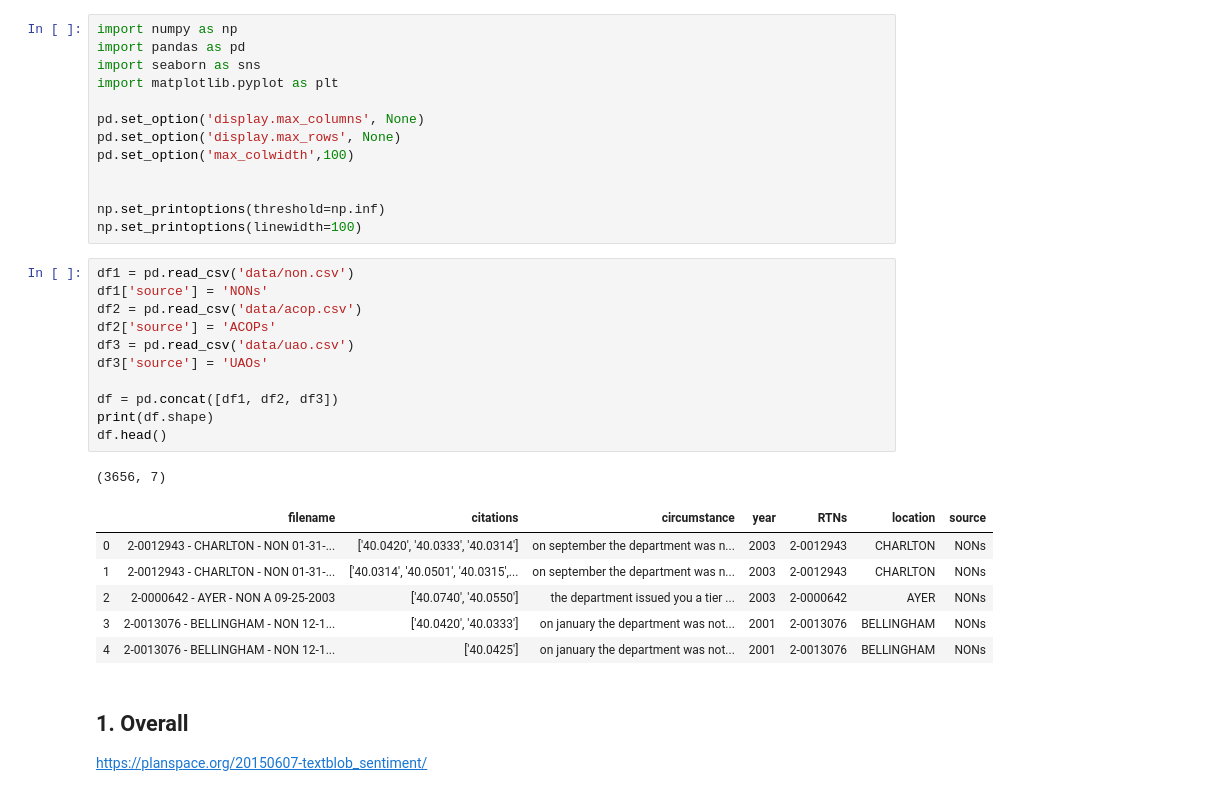
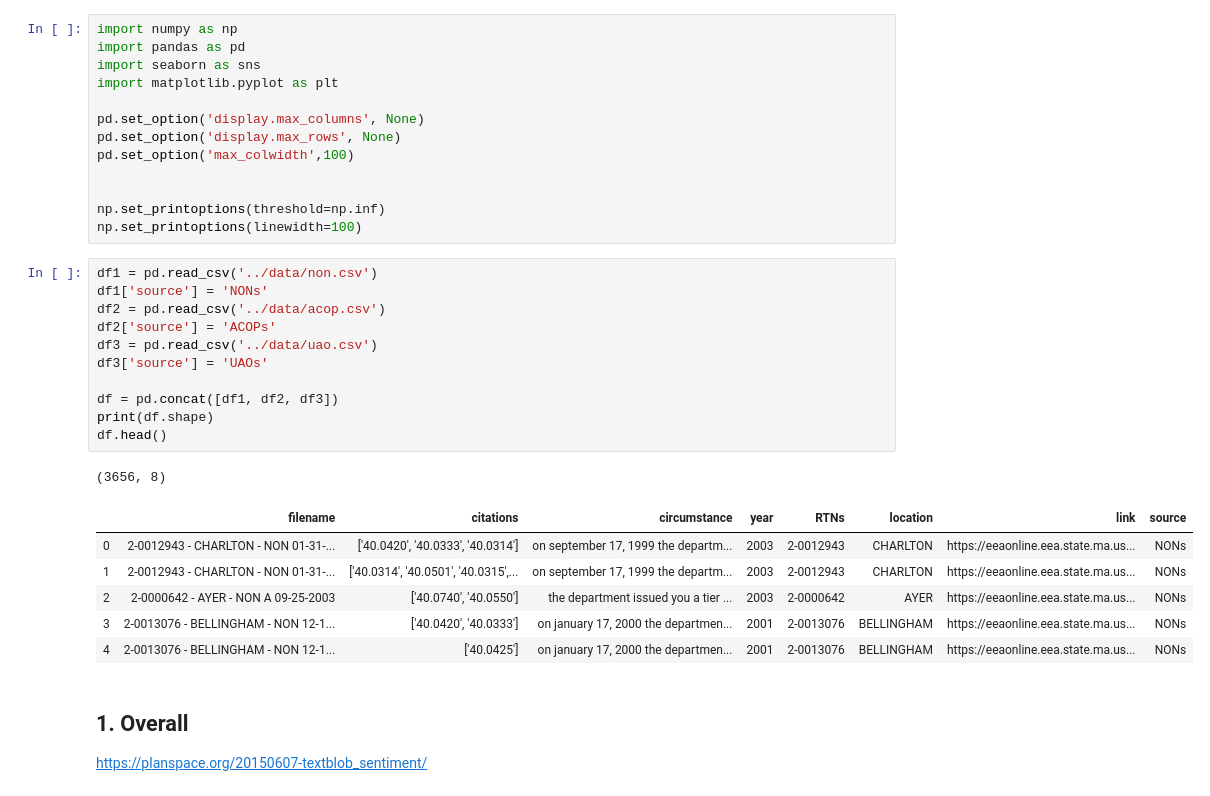
Before and after one commit to ilovemanu/19fall-GQP, a Jupyter notebook: exploratory data analysis/2sentimental_analysis.ipynb, the cells around one changed output. Drawn from its saved outputs; the diff is of its cells as text.

```diff
--- a/exploratory data analysis/2sentimental_analysis.ipynb
+++ b/exploratory data analysis/2sentimental_analysis.ipynb
@@ -12,24 +12,24 @@ pd.set_option('max_colwidth',100)
 np.set_printoptions(threshold=np.inf)
 np.set_printoptions(linewidth=100)
 # %%
-df1 = pd.read_csv('data/non.csv')
+df1 = pd.read_csv('../data/non.csv')
 df1['source'] = 'NONs'
-df2 = pd.read_csv('data/acop.csv')
+df2 = pd.read_csv('../data/acop.csv')
 df2['source'] = 'ACOPs'
-df3 = pd.read_csv('data/uao.csv')
+df3 = pd.read_csv('../data/uao.csv')
 df3['source'] = 'UAOs'
 
 df = pd.concat([df1, df2, df3])
 print(df.shape)
 df.head()
 # %% [output]
-(3656, 7)
+(3656, 8)
-|  | filename | citations | circumstance | year | RTNs | location | source |
-| 0 | 2-0012943 - CHARLTON - NON 01-31-... | ['40.0420', '40.0333', '40.0314'] | on september the department was n... | 2003 | 2-0012943 | CHARLTON | NONs |
-| 1 | 2-0012943 - CHARLTON - NON 01-31-... | ['40.0314', '40.0501', '40.0315',... | on september the department was n... | 2003 | 2-0012943 | CHARLTON | NONs |
-| 2 | 2-0000642 - AYER - NON A 09-25-2003 | ['40.0740', '40.0550'] | the department issued you a tier ... | 2003 | 2-0000642 | AYER | NONs |
-| 3 | 2-0013076 - BELLINGHAM - NON 12-1... | ['40.0420', '40.0333'] | on january the department was not... | 2001 | 2-0013076 | BELLINGHAM | NONs |
-| 4 | 2-0013076 - BELLINGHAM - NON 12-1... | ['40.0425'] | on january the department was not... | 2001 | 2-0013076 | BELLINGHAM | NONs |
+|  | filename | citations | circumstance | year | RTNs | location | link | source |
+| 0 | 2-0012943 - CHARLTON - NON 01-31-... | ['40.0420', '40.0333', '40.0314'] | on september 17, 1999 the departm... | 2003 | 2-0012943 | CHARLTON | https://eeaonline.eea.state.ma.us... | NONs |
+| 1 | 2-0012943 - CHARLTON - NON 01-31-... | ['40.0314', '40.0501', '40.0315',... | on september 17, 1999 the departm... | 2003 | 2-0012943 | CHARLTON | https://eeaonline.eea.state.ma.us... | NONs |
+| 2 | 2-0000642 - AYER - NON A 09-25-2003 | ['40.0740', '40.0550'] | the department issued you a tier ... | 2003 | 2-0000642 | AYER | https://eeaonline.eea.state.ma.us... | NONs |
+| 3 | 2-0013076 - BELLINGHAM - NON 12-1... | ['40.0420', '40.0333'] | on january 17, 2000 the departmen... | 2001 | 2-0013076 | BELLINGHAM | https://eeaonline.eea.state.ma.us... | NONs |
+| 4 | 2-0013076 - BELLINGHAM - NON 12-1... | ['40.0425'] | on january 17, 2000 the departmen... | 2001 | 2-0013076 | BELLINGHAM | https://eeaonline.eea.state.ma.us... | NONs |
 # %% [markdown]
 ## 1. Overall
 https://planspace.org/20150607-textblob_sentiment/
```
Also changed, not shown: parts of 4 cells of this notebook, 2 other files.
